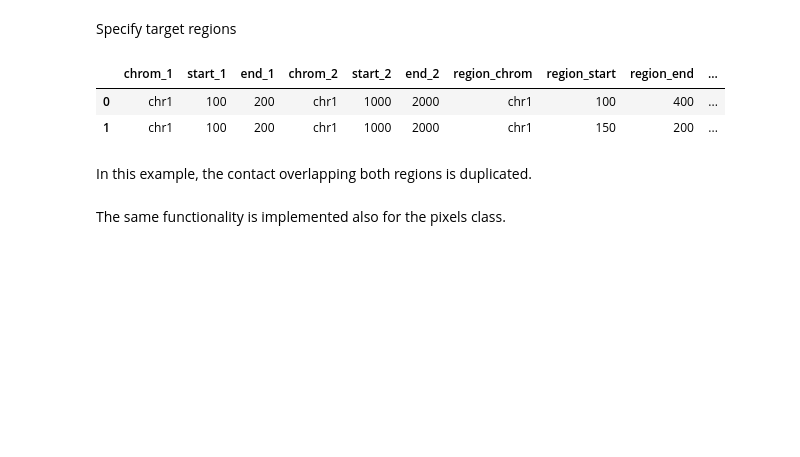
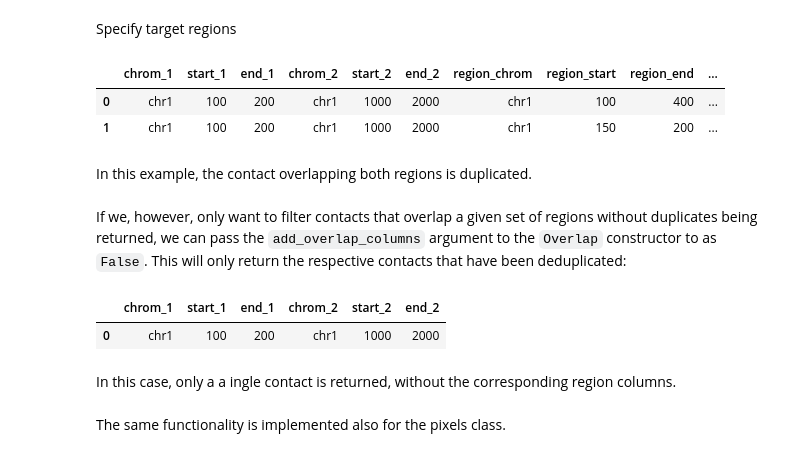
Before and after one commit to gerlichlab/spoc, a Jupyter notebook: notebooks/query_engine_usage.ipynb, the cells around one changed output. Saved outputs shown, nothing was run; the diff lists cells and outputs as text; code cells hidden in the pictures; blank space fills up the shorter version.

```diff
--- a/notebooks/query_engine_usage.ipynb
+++ b/notebooks/query_engine_usage.ipynb
@@ -133,5 +133,21 @@ Query(query_steps=query_steps)\
 | 1 | chr1 | 100 | 200 | chr1 | 1000 | 2000 | chr1 | 150 | 200 | ... |
 # %% [markdown]
 In this example, the contact overlapping both regions is duplicated.
+# %% [markdown]
+If we, however, only want to filter contacts that overlap a given set of regions without duplicates being returned, we can pass the `add_overlap_columns` argument to the `Overlap` constructor to as `False`. This will only return the respective contacts that have been deduplicated:
+# %%
+query_steps = [
+    Overlap(target_regions, anchor_mode=Anchor(fragment_mode="ANY", positions=[1]),
+            add_overlap_columns=False)
+]
+Query(query_steps=query_steps)\
+    .build(contacts)\
+    .compute()\
+    .filter(regex=r"chrom|start|end|id")
+# %% [output]
+|  | chrom_1 | start_1 | end_1 | chrom_2 | start_2 | end_2 |
+| 0 | chr1 | 100 | 200 | chr1 | 1000 | 2000 |
+# %% [markdown]
+In this case, only a a ingle contact is returned, without the corresponding region columns.
 # %% [markdown]
 The same functionality is implemented also for the pixels class.
```
Also changed, not shown: parts of 7 cells of this notebook.
